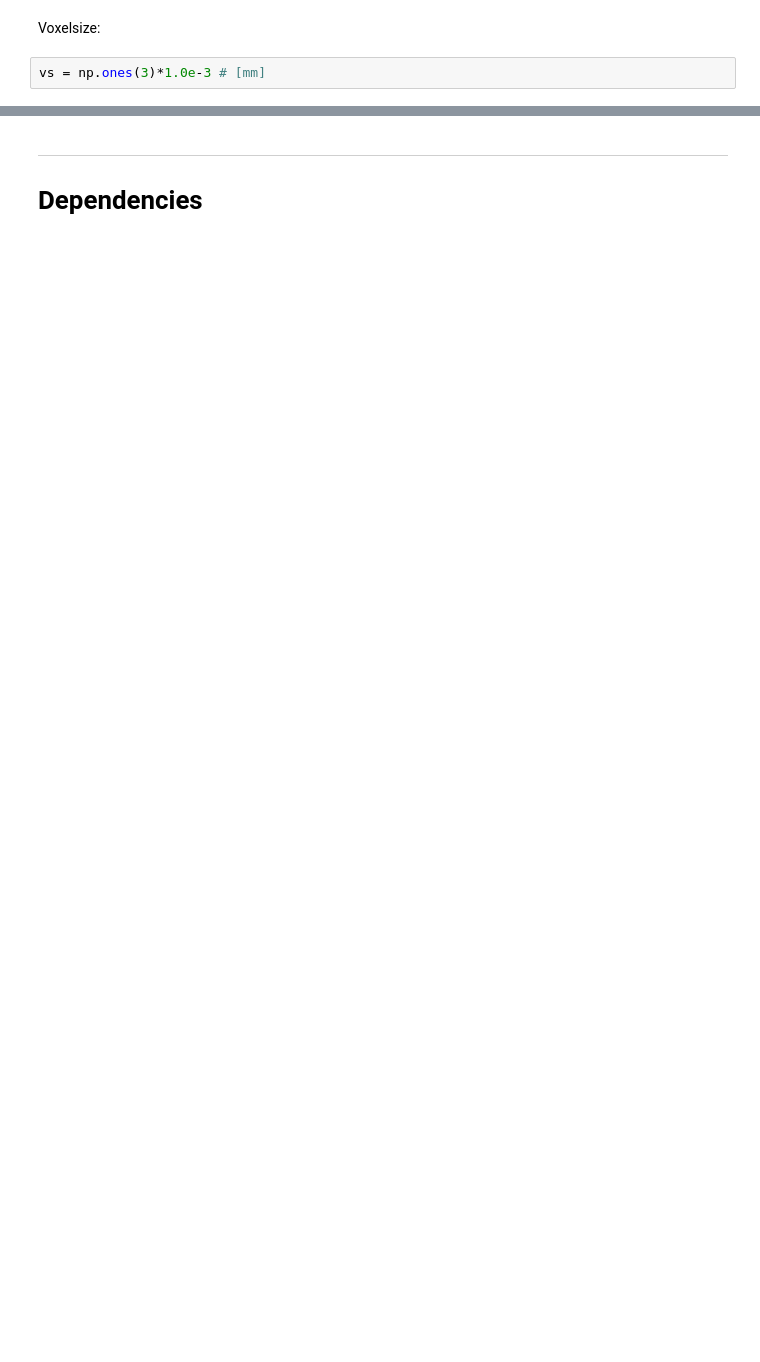
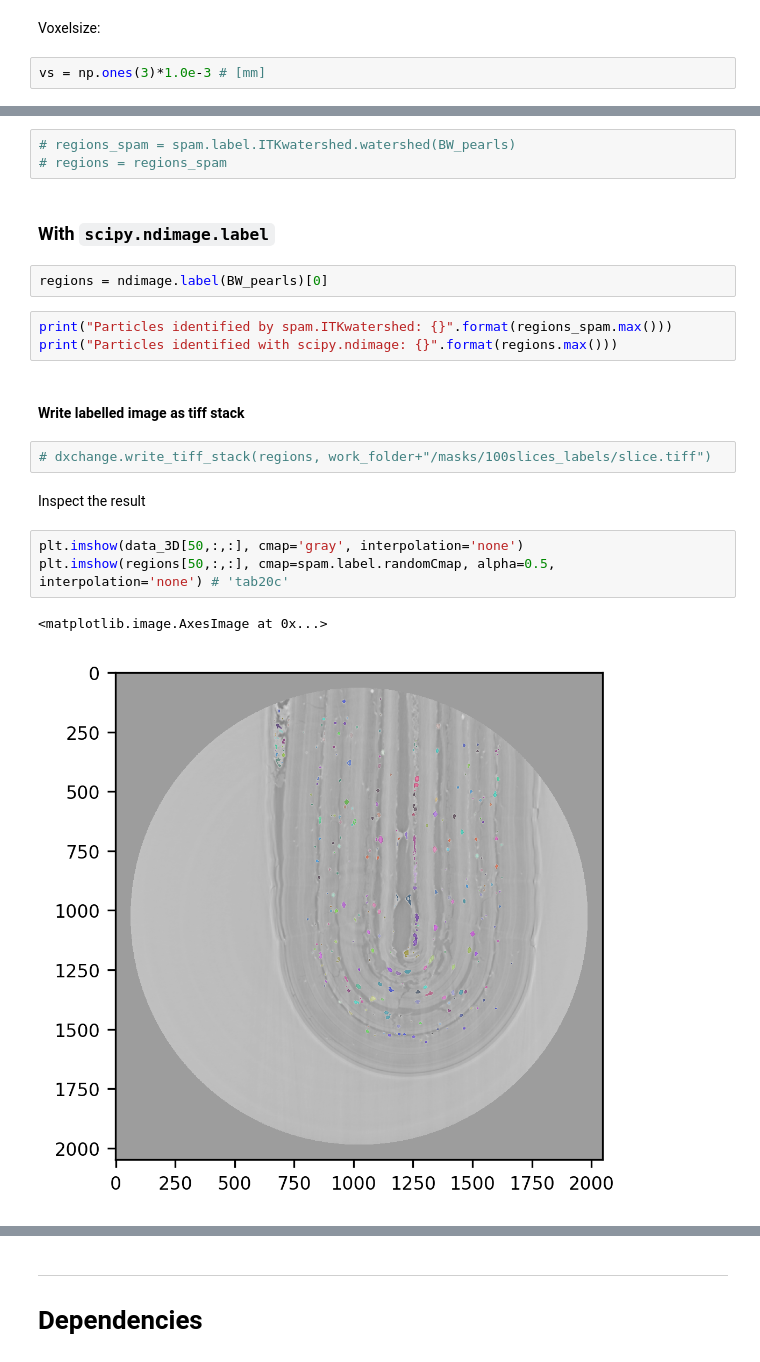
Before and after one commit to gianthk/CERIC-Franceschin, a Jupyter notebook: notebooks/581681_punta_HR_stitch2_crystals.ipynb, the cells around one changed output, grey strips where cells are left out. Drawn from its saved outputs; the diff is of its cells as text; blank space fills up the shorter version.

```diff
--- a/notebooks/581681_punta_HR_stitch2_crystals.ipynb
+++ b/notebooks/581681_punta_HR_stitch2_crystals.ipynb
@@ -91,0 +126,22 @@ plt.imshow(data_3D[-1,:,:])
+# %%
+# regions_spam = spam.label.ITKwatershed.watershed(BW_pearls)
+# regions = regions_spam
+# %% [markdown]
+### With `scipy.ndimage.label`
+# %%
+regions = ndimage.label(BW_pearls)[0]
+# %%
+print("Particles identified by spam.ITKwatershed: {}".format(regions_spam.max()))
+print("Particles identified with scipy.ndimage: {}".format(regions.max()))
+# %% [markdown]
+#### Write labelled image as tiff stack
+# %%
+# dxchange.write_tiff_stack(regions, work_folder+"/masks/100slices_labels/slice.tiff")
+# %% [markdown]
+Inspect the result
+# %%
+plt.imshow(data_3D[50,:,:], cmap='gray', interpolation='none')
+plt.imshow(regions[50,:,:], cmap=spam.label.randomCmap, alpha=0.5, interpolation='none') # 'tab20c'
+# %% [output]
+<matplotlib.image.AxesImage at 0x...>
+[figure, added]
```
Also changed, not shown: parts of 88 cells of this notebook, 1 other file.
